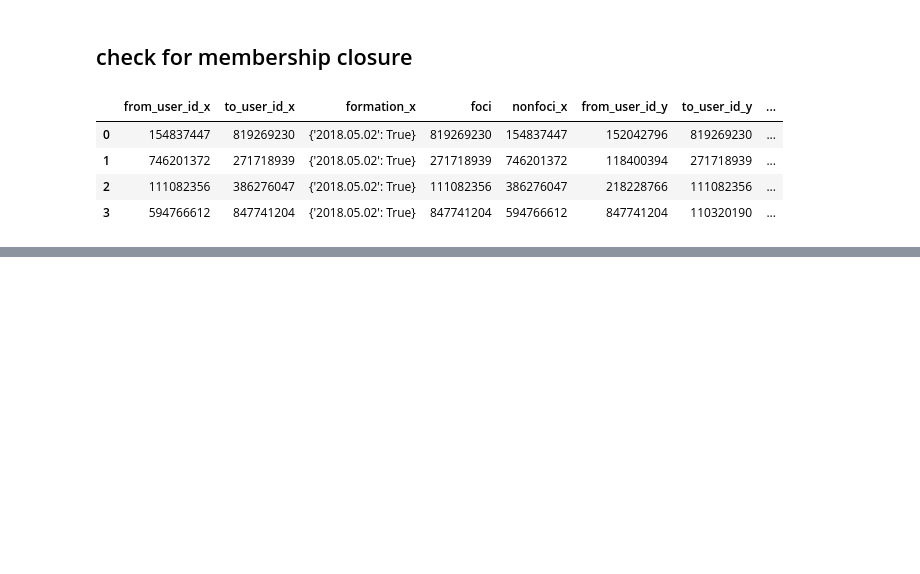
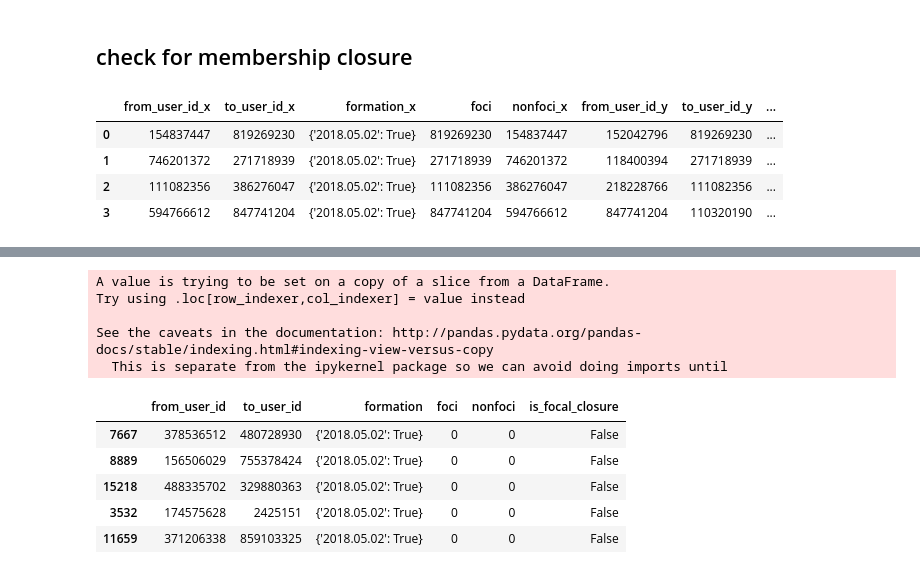
Before and after one commit to AmmarRashed/EventOrient, a Jupyter notebook: notebooks/calculating_closures.ipynb, the cells around one changed output, grey strips where cells are left out. Cells and saved outputs as stored; diff of their text form; code cells hidden in the pictures; blank space fills up the shorter version.

Commit message:
focal closures added

```diff
--- a/notebooks/calculating_closures.ipynb
+++ b/notebooks/calculating_closures.ipynb
@@ -241,0 +204,3 @@ NodeView((99528248, 280162312, 825982985, 214511627, 174575628, 429101069, 49244
+# %%
+foci_t1 = t1[t1.foci!=0]
+foci_t1
@@ -241,0 +219,4 @@ NodeView((99528248, 280162312, 825982985, 214511627, 174575628, 429101069, 49244
+# %%
+users_with_mut_foci = foci_t1.groupby("foci")['nonfoci'].apply(lambda x: set(x)).reset_index()
+users_with_mut_foci = users_with_mut_foci[users_with_mut_foci.nonfoci.apply(lambda x: len(x)>1)]
+users_with_mut_foci
@@ -241,0 +226,6 @@ NodeView((99528248, 280162312, 825982985, 214511627, 174575628, 429101069, 49244
+# %%
+def is_fclosure(f, t, users_with_mut_foci):
+    for _, focal in users_with_mut_foci.iterrows():
+        if f in focal["nonfoci"] and t in focal["nonfoci"]:
+            return True
+    return False
@@ -241,0 +241,19 @@ NodeView((99528248, 280162312, 825982985, 214511627, 174575628, 429101069, 49244
+# %%
+new_u2u_edges["is_focal_closure"] = new_u2u_edges.apply(
+    lambda row: is_fclosure(
+        row["from_user_id"], row["to_user_id"], users_with_mut_foci), axis=1)
+# %% [output]
+A value is trying to be set on a copy of a slice from a DataFrame.
+Try using .loc[row_indexer,col_indexer] = value instead
+
+See the caveats in the documentation: http://pandas.pydata.org/pandas-docs/stable/indexing.html#indexing-view-versus-copy
+  This is separate from the ipykernel package so we can avoid doing imports until
+# %%
+new_u2u_edges.sample(5)
+# %% [output]
+|  | from_user_id | to_user_id | formation | foci | nonfoci | is_focal_closure |
+| 7667 | 378536512 | 480728930 | {'2018.05.02': True} | 0 | 0 | False |
+| 8889 | 156506029 | 755378424 | {'2018.05.02': True} | 0 | 0 | False |
+| 15218 | 488335702 | 329880363 | {'2018.05.02': True} | 0 | 0 | False |
+| 3532 | 174575628 | 2425151 | {'2018.05.02': True} | 0 | 0 | False |
+| 11659 | 371206338 | 859103325 | {'2018.05.02': True} | 0 | 0 | False |
```
Also changed, not shown: parts of 20 cells of this notebook, 4 other files.
